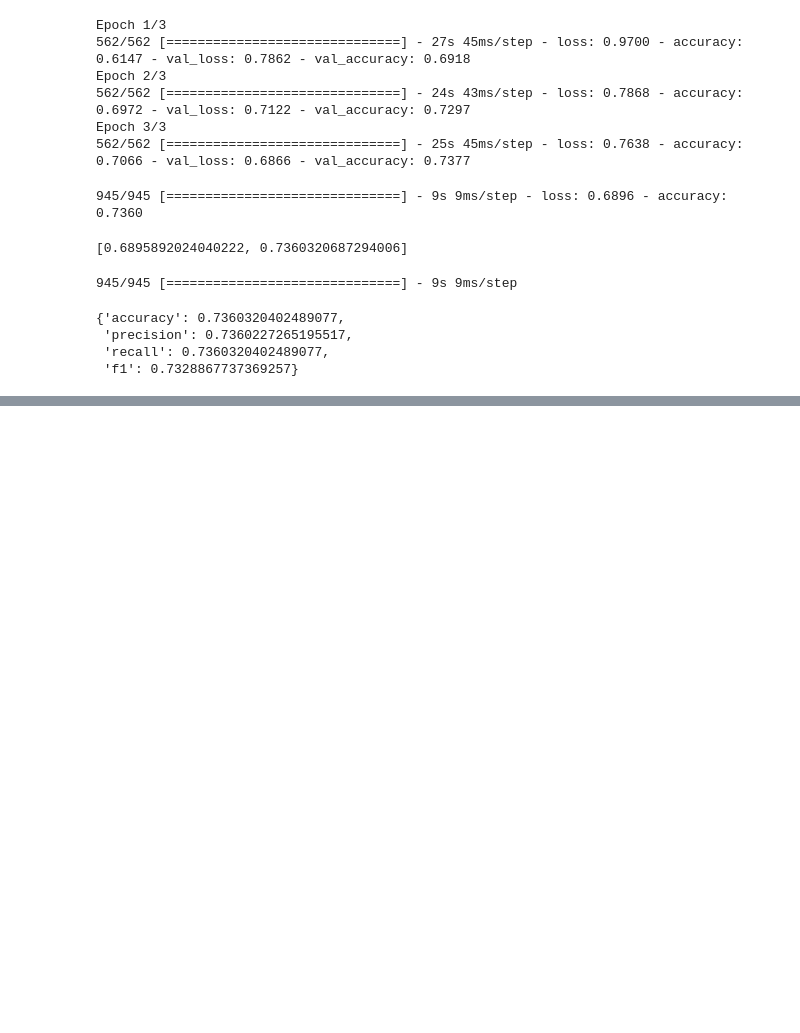
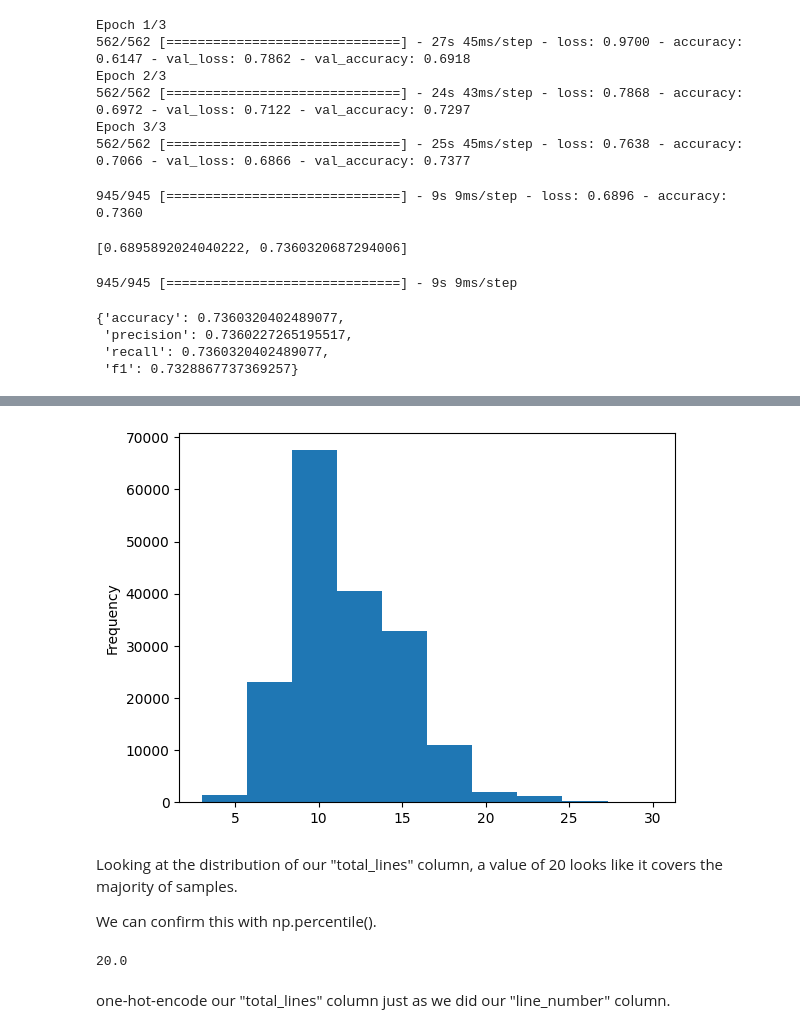
Before and after one commit to nripstein/Learning-Tensorflow, a Jupyter notebook: Milestone Project 2: SkimLit.ipynb, the cells around one changed output, grey strips where cells are left out. Drawn from its saved outputs; the diff is of its cells as text; code cells hidden in the pictures; blank space fills up the shorter version.

```diff
--- a/Milestone Project 2: SkimLit.ipynb
+++ b/Milestone Project 2: SkimLit.ipynb
@@ -1028,0 +1110,16 @@ model_4_results
+# %%
+# Check the distribution of total lines
+train_df.total_lines.plot.hist();
+# %% [output]
+[figure, added]
+# %% [markdown]
+Looking at the distribution of our "total_lines" column, a value of 20 looks like it covers the majority of samples.
+
+We can confirm this with np.percentile().
+# %%
+# Check the coverage of a "total_lines" value of 20
+np.percentile(train_df.total_lines, 98) # a value of 20 covers 98% of samples
+# %% [output]
+20.0
+# %% [markdown]
+one-hot-encode our "total_lines" column just as we did our "line_number" column.
```
Also changed, not shown: parts of 33 cells of this notebook.
